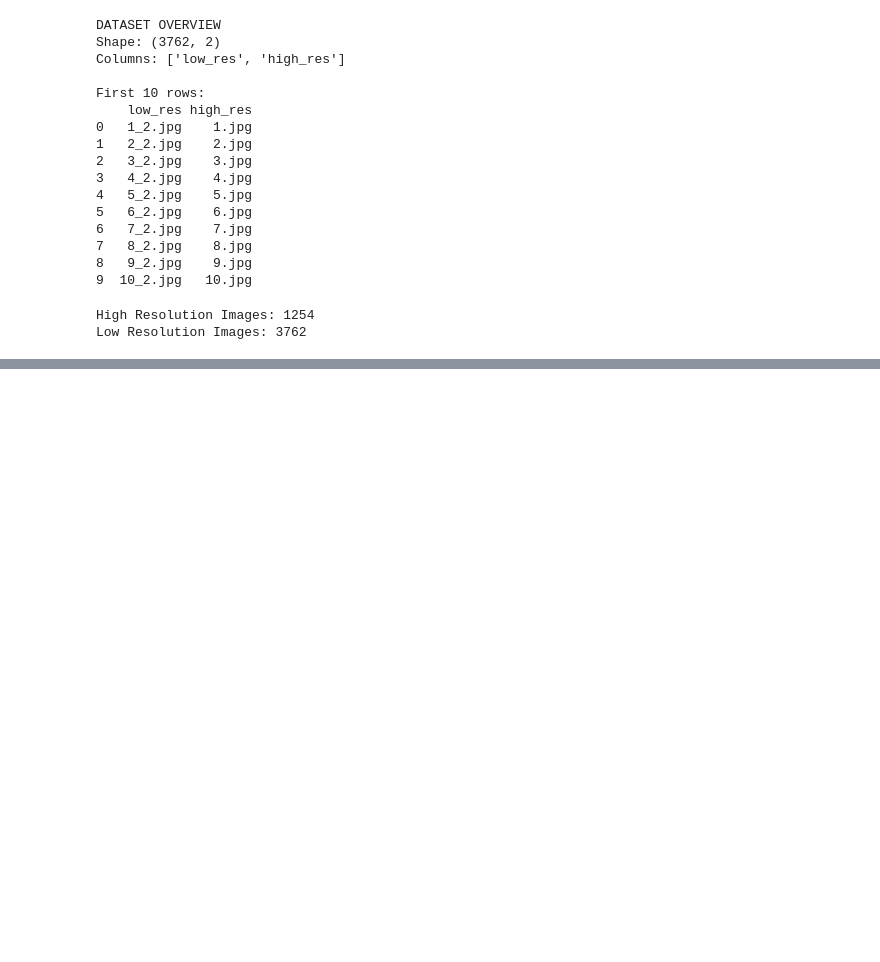
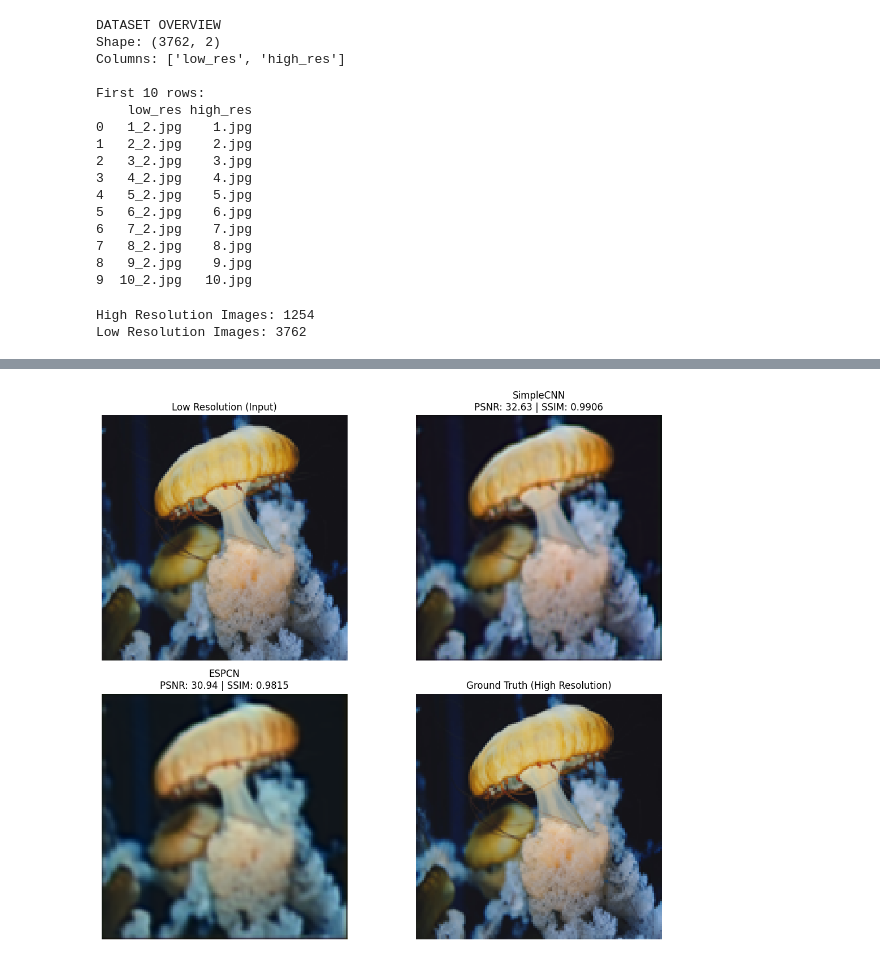
Before and after one commit to tbengric/CV_Project3, a Jupyter notebook: project3.ipynb, the cells around one changed output, grey strips where cells are left out. Saved outputs shown, nothing was run; the diff lists cells and outputs as text; code cells hidden in the pictures; blank space fills up the shorter version.

```diff
--- a/project3.ipynb
+++ b/project3.ipynb
@@ -45,0 +324,46 @@ Low Resolution Images: 3762
+# %%
+idx_demo = np.random.randint(0, len(test_dataset))
+low_demo, high_demo = test_dataset[idx_demo]
+
+low_demo = low_demo.unsqueeze(0).to(device)
+high_demo = high_demo.to(device)
+
+model_scratch.eval()
+model_espcn.eval()
+
+with torch.no_grad():
+    out_scratch = model_scratch(low_demo)
+    out_espcn = model_espcn(low_demo)
+
+low_img = np.clip(low_demo[0].cpu().numpy().transpose(1, 2, 0) * 255, 0, 255).astype(np.uint8)
+high_img = np.clip(high_demo.cpu().numpy().transpose(1, 2, 0) * 255, 0, 255).astype(np.uint8)
+out_scratch_img = np.clip(out_scratch[0].cpu().numpy().transpose(1, 2, 0) * 255, 0, 255).astype(np.uint8)
+out_espcn_img = np.clip(out_espcn[0].cpu().numpy().transpose(1, 2, 0) * 255, 0, 255).astype(np.uint8)
+
+psnr_scratch_demo = psnr(out_scratch_img, high_img)
+psnr_espcn_demo = psnr(out_espcn_img, high_img)
+ssim_scratch_demo = ssim(out_scratch_img.astype(float), high_img.astype(float))
+ssim_espcn_demo = ssim(out_espcn_img.astype(float), high_img.astype(float))
+
+fig, axes = plt.subplots(2, 2, figsize=(12, 10))
+
+axes[0, 0].imshow(low_img)
+axes[0, 0].set_title('Low Resolution (Input)')
+axes[0, 0].axis('off')
+
+axes[0, 1].imshow(out_scratch_img)
+axes[0, 1].set_title(f'SimpleCNN\nPSNR: {psnr_scratch_demo:.2f} | SSIM: {ssim_scratch_demo:.4f}')
+axes[0, 1].axis('off')
+
+axes[1, 0].imshow(out_espcn_img)
+axes[1, 0].set_title(f'ESPCN\nPSNR: {psnr_espcn_demo:.2f} | SSIM: {ssim_espcn_demo:.4f}')
+axes[1, 0].axis('off')
+
+axes[1, 1].imshow(high_img)
+axes[1, 1].set_title('Ground Truth (High Resolution)')
+axes[1, 1].axis('off')
+
+plt.tight_layout()
+plt.show()
+# %% [output]
+[figure, added]
```
Also changed, not shown: parts of 10 cells of this notebook, 1 other file.
